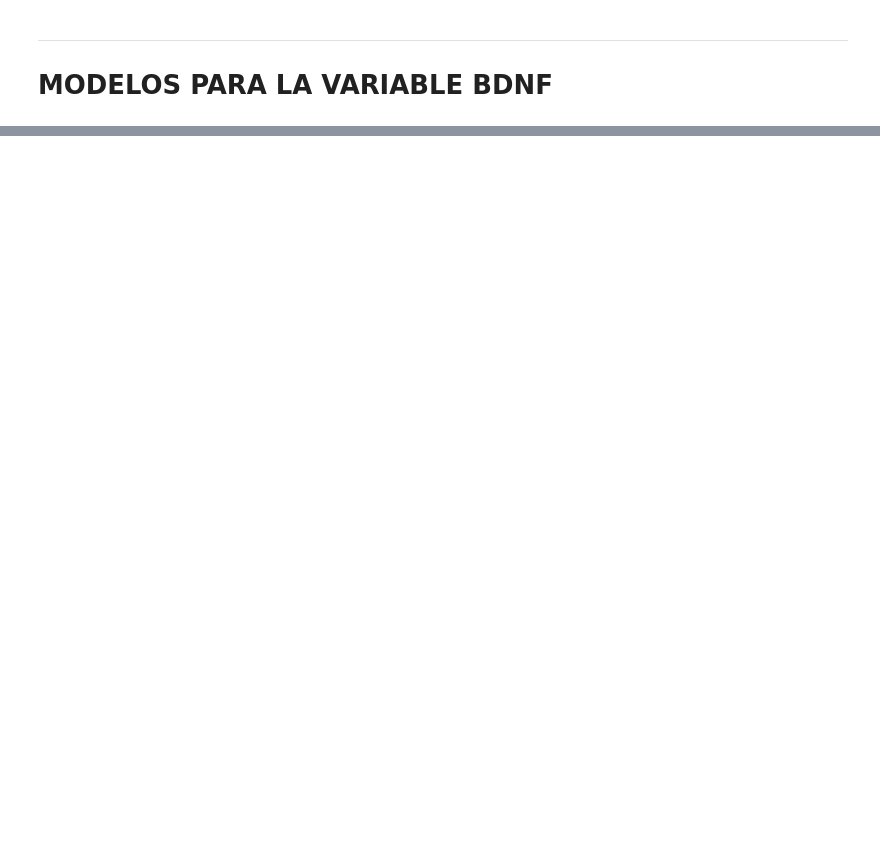
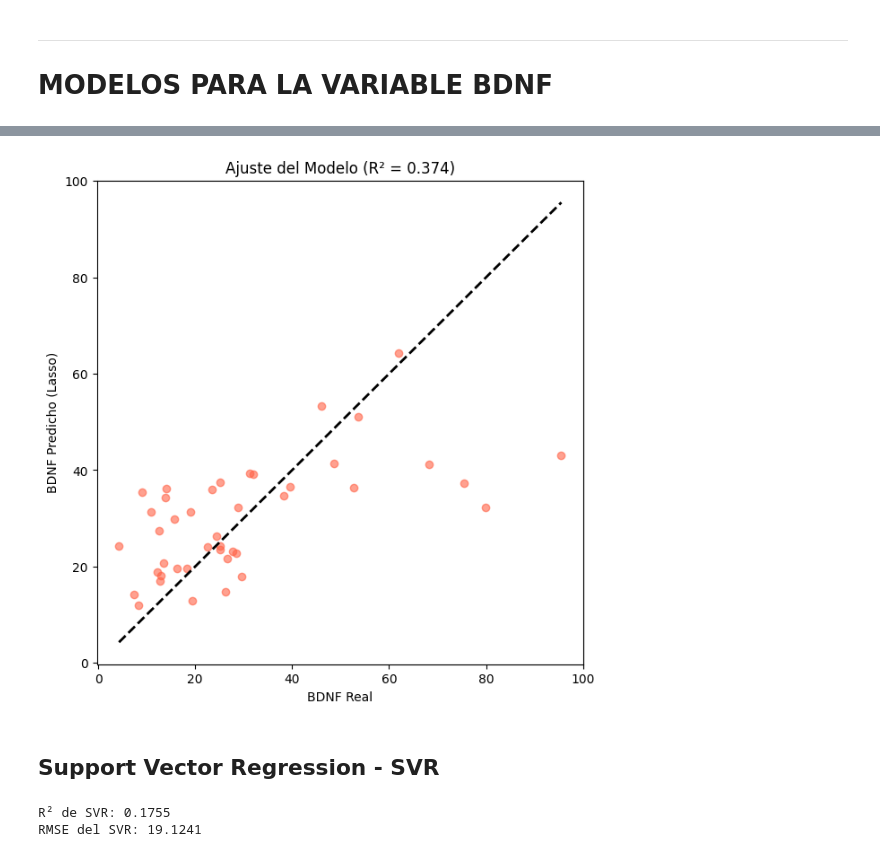
Before and after one commit to MardonioR/Proyecto-Polifenoles, a Jupyter notebook: Entregables/Avance 4 Equipo25.ipynb, the cells around one changed output, grey strips where cells are left out. Saved outputs shown, nothing was run; the diff lists cells and outputs as text; code cells hidden in the pictures; blank space fills up the shorter version.

```diff
--- a/Entregables/Avance 4 Equipo25.ipynb
+++ b/Entregables/Avance 4 Equipo25.ipynb
@@ -207,3 +215,19 @@ results_df_xg
 # %% [markdown]
 ---
 # MODELOS PARA LA VARIABLE **BDNF**
+# %%
+import pandas as pd
+import numpy as np
+import matplotlib.pyplot as plt
+from sklearn.model_selection import train_test_split
+from sklearn.ensemble import RandomForestRegressor
+from sklearn.metrics import mean_squared_error, r2_score
+from sklearn.model_selection import cross_val_score
+
+# Usar Dataset DF_Final
+df = pd.read_csv('../Data/DF_Final_No_Filtered.csv')
+
+# Filtrar solo por el periodo 'Pre' y asegurar 42 IDs únicos
+df_pre = df[df['Time'] == 'Pre'].drop_duplicates(subset=['id'])
+
+print(f"Total de pacientes únicos (Pre): {len(df_pre)}")
@@ -209,0 +236,14 @@ results_df_xg
+# %%
+# Preparación de variable objetivo
+target = 'bdnf'
+
+# Eliminar columnas que no son predictoras
+X = df_pre.drop(columns=['id', 'Time', 'Treatment', target], errors='ignore')
+y = df_pre[target]
+
+# Convertir variables de texto a números
+X = pd.get_dummies(X, drop_first=True)
+
+# Manejar valores faltantes para cuidar los datos clínicos
+X = X.fillna(X.median())
+y = y.fillna(y.median())
@@ -209,0 +343,40 @@ results_df_xg
+# %%
+import matplotlib.pyplot as plt
+
+y_pred_lasso = lasso.predict(X_scaled)
+
+plt.figure(figsize=(7,7))
+plt.scatter(y, y_pred_lasso, color='tomato', alpha=0.6)
+plt.plot([y.min(), y.max()], [y.min(), y.max()], 'k--', lw=2) # Línea de perfección
+plt.xlabel('BDNF Real')
+plt.ylabel('BDNF Predicho (Lasso)')
+plt.title(f'Ajuste del Modelo (R² = {r2_lasso:.3f})')
+plt.show()
+# %% [output]
+[figure, added]
+# %% [markdown]
+## Support Vector Regression - SVR
+# %%
+from sklearn.svm import SVR
+from sklearn.preprocessing import StandardScaler
+
+# Escalar los datos
+scaler = StandardScaler()
+X_scaled = scaler.fit_transform(X_select) # X_select son las variables que ya se eligieron antes
+
+# Crear y entrenar el modelo SVR con Kernel Lineal
+svr_final = SVR(kernel='linear', C=1.0, epsilon=0.1)
+svr_final.fit(X_scaled, y)
+
+# Predicciones y Score
+y_pred_svr = svr_final.predict(X_scaled)
+r2_svr = svr_final.score(X_scaled, y)
+
+print(f"R² de SVR: {r2_svr:.4f}")
+mse_svr = mean_squared_error(y, svr_final.predict(X_scaled))
+rmse_svr = np.sqrt(mse_svr)
+
+print(f"RMSE del SVR: {rmse_svr:.4f}")
+# %% [output]
+R² de SVR: 0.1755
+RMSE del SVR: 19.1241
```
Also changed, not shown: parts of 32 cells of this notebook, 1 other file.
